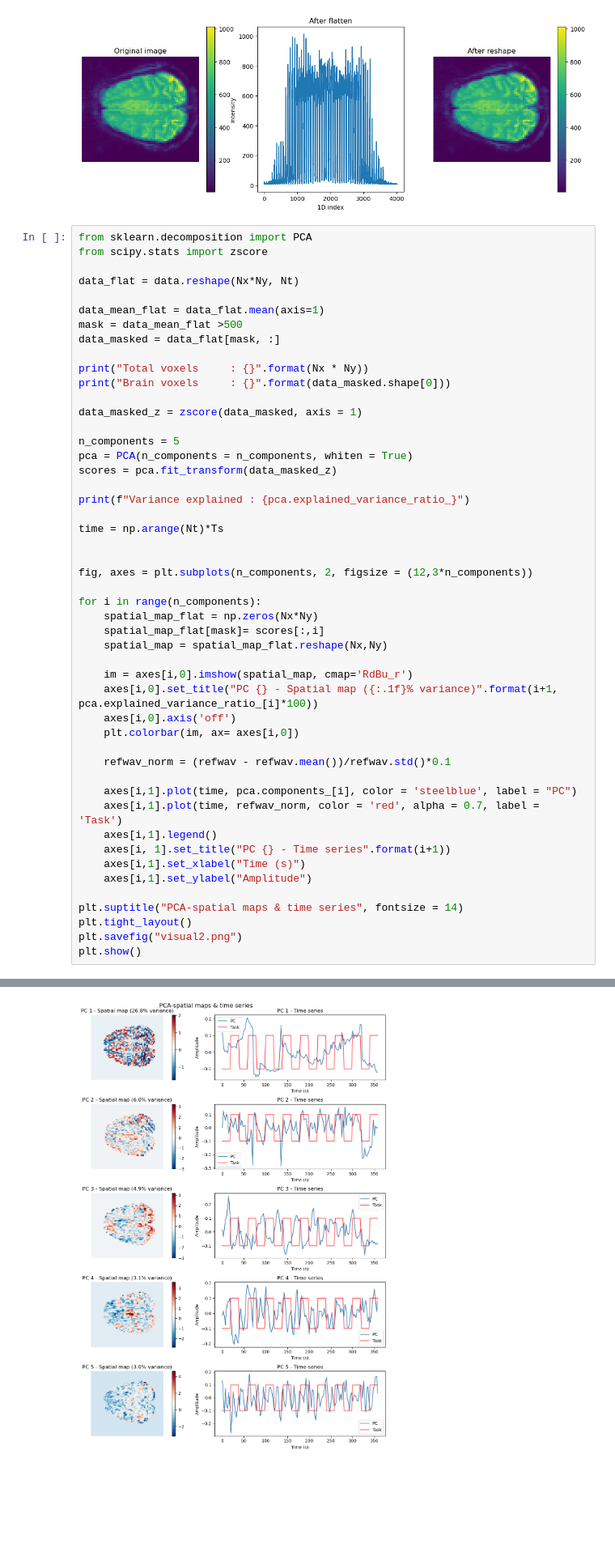
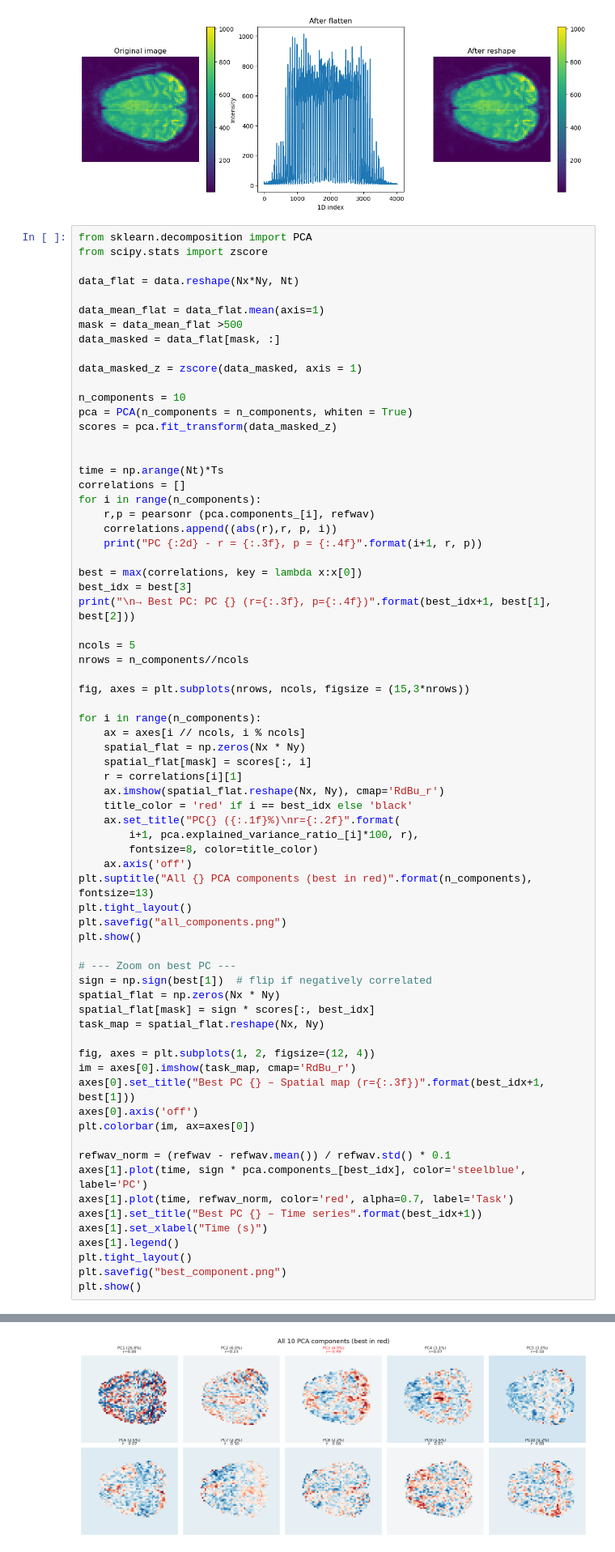
Before and after one commit to joachimdanbe/BrainDataA, a Jupyter notebook: pre.ipynb, the cells around one changed output, grey strips where cells are left out. Shown at 81% size. Drawn from its saved outputs; the diff is of its cells as text; blank space fills up the shorter version.

```diff
--- a/pre.ipynb
+++ b/pre.ipynb
@@ -161,43 +161,64 @@ data_mean_flat = data_flat.mean(axis=1)
 mask = data_mean_flat >500
 data_masked = data_flat[mask, :]
 
-print("Total voxels     : {}".format(Nx * Ny))
-print("Brain voxels     : {}".format(data_masked.shape[0]))
-
 data_masked_z = zscore(data_masked, axis = 1)
 
-n_components = 5
+n_components = 10
 pca = PCA(n_components = n_components, whiten = True)
 scores = pca.fit_transform(data_masked_z)
 
-print(f"Variance explained : {pca.explained_variance_ratio_}")
 
 time = np.arange(Nt)*Ts
+correlations = []
+for i in range(n_components):
+    r,p = pearsonr (pca.components_[i], refwav)
+    correlations.append((abs(r),r, p, i))
+    print("PC {:2d} - r = {:.3f}, p = {:.4f}".format(i+1, r, p))
 
+best = max(correlations, key = lambda x:x[0])
+best_idx = best[3]
+print("\n→ Best PC: PC {} (r={:.3f}, p={:.4f})".format(best_idx+1, best[1], best[2]))
 
-fig, axes = plt.subplots(n_components, 2, figsize = (12,3*n_components))
+ncols = 5
+nrows = n_components//ncols
+
+fig, axes = plt.subplots(nrows, ncols, figsize = (15,3*nrows))
 
 for i in range(n_components):
-    spatial_map_flat = np.zeros(Nx*Ny)
-    spatial_map_flat[mask]= scores[:,i]
-    spatial_map = spatial_map_flat.reshape(Nx,Ny)
+    ax = axes[i // ncols, i % ncols]
+    spatial_flat = np.zeros(Nx * Ny)
+    spatial_flat[mask] = scores[:, i]
+    r = correlations[i][1]
+    ax.imshow(spatial_flat.reshape(Nx, Ny), cmap='RdBu_r')
+    title_color = 'red' if i == best_idx else 'black'
+    ax.set_title("PC{} ({:.1f}%)\nr={:.2f}".format(
+        i+1, pca.explained_variance_ratio_[i]*100, r),
+        fontsize=8, color=title_color)
+    ax.axis('off')
+plt.suptitle("All {} PCA components (best in red)".format(n_components), fontsize=13)
+plt.tight_layout()
+plt.savefig("all_components.png")
+plt.show()
 
-    im = axes[i,0].imshow(spatial_map, cmap='RdBu_r')
-    axes[i,0].set_title("PC {} - Spatial map ({:.1f}% variance)".format(i+1, pca.explained_variance_ratio_[i]*100))
-    axes[i,0].axis('off')
-    plt.colorbar(im, ax= axes[i,0])
+# --- Zoom on best PC ---
+sign = np.sign(best[1])  # flip if negatively correlated
+spatial_flat = np.zeros(Nx * Ny)
+spatial_flat[mask] = sign * scores[:, best_idx]
+task_map = spatial_flat.reshape(Nx, Ny)
 
-    refwav_norm = (refwav - refwav.mean())/refwav.std()*0.1
+fig, axes = plt.subplots(1, 2, figsize=(12, 4))
+im = axes[0].imshow(task_map, cmap='RdBu_r')
+axes[0].set_title("Best PC {} – Spatial map (r={:.3f})".format(best_idx+1, best[1]))
+axes[0].axis('off')
+plt.colorbar(im, ax=axes[0])
 
-    axes[i,1].plot(time, pca.components_[i], color = 'steelblue', label = "PC")
-    axes[i,1].plot(time, refwav_norm, color = 'red', alpha = 0.7, label = 'Task')
-    axes[i,1].legend()
-    axes[i, 1].set_title("PC {} - Time series".format(i+1))
-    axes[i,1].set_xlabel("Time (s)")
-    axes[i,1].set_ylabel("Amplitude")
-
-plt.suptitle("PCA-spatial maps & time series", fontsize = 14)
+refwav_norm = (refwav - refwav.mean()) / refwav.std() * 0.1
+axes[1].plot(time, sign * pca.components_[best_idx], color='steelblue', label='PC')
+axes[1].plot(time, refwav_norm, color='red', alpha=0.7, label='Task')
+axes[1].set_title("Best PC {} – Time series".format(best_idx+1))
+axes[1].set_xlabel("Time (s)")
+axes[1].legend()
 plt.tight_layout()
-plt.savefig("visual2.png")
+plt.savefig("best_component.png")
 plt.show()
 # %% [output]
@@ -207 +237 @@ Variance explained : [0.26764256 0.06027566 0.04940725 0.03149947 0.02980031]
-[figure, old version]
+[figure, new version]
```
Also changed, not shown: parts of 4 cells of this notebook.
